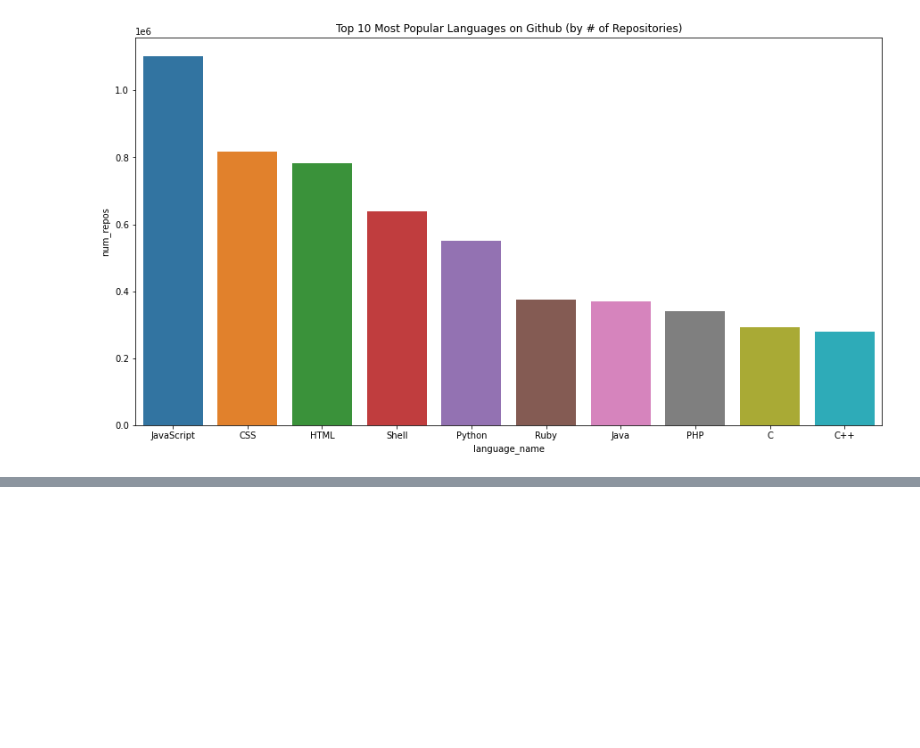
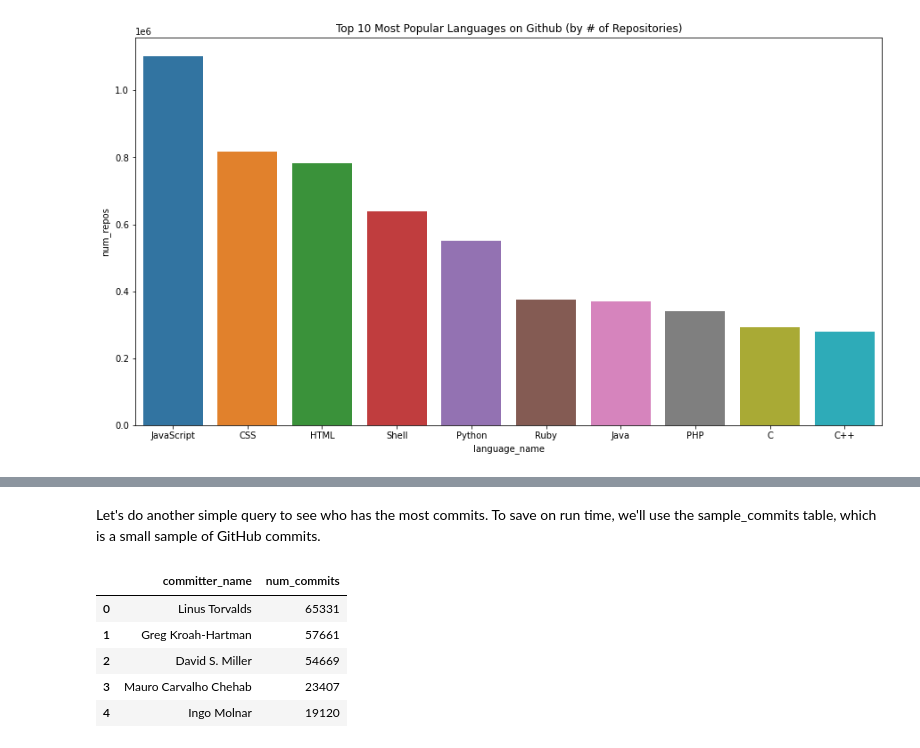
Before and after one commit to jordan-maulino/github_data, a Jupyter notebook: github_data.ipynb, the cells around one changed output, grey strips where cells are left out. Saved outputs shown, nothing was run; the diff lists cells and outputs as text; code cells hidden in the pictures; blank space fills up the shorter version.

```diff
--- a/github_data.ipynb
+++ b/github_data.ipynb
@@ -99,0 +161,23 @@ Text(0.5, 1.0, 'Top 10 Most Popular Languages on Github (by # of Repositories)')
+# %% [markdown]
+Let's do another simple query to see who has the most commits. To save on run time, we'll use the sample_commits table, which is a small sample of GitHub commits.
+# %%
+most_commits_query = """
+                     SELECT committer.name AS committer_name, COUNT(*) AS num_commits
+                     FROM `bigquery-public-data.github_repos.sample_commits`
+                     GROUP BY committer_name
+                     ORDER BY num_commits DESC
+                     """
+
+
+query_job = client.query(most_commits_query)
+
+most_commits = query_job.to_dataframe()
+
+most_commits.head()
+# %% [output]
+|  | committer_name | num_commits |
+| 0 | Linus Torvalds | 65331 |
+| 1 | Greg Kroah-Hartman | 57661 |
+| 2 | David S. Miller | 54669 |
+| 3 | Mauro Carvalho Chehab | 23407 |
+| 4 | Ingo Molnar | 19120 |
```
Also changed, not shown: parts of 8 cells of this notebook.
